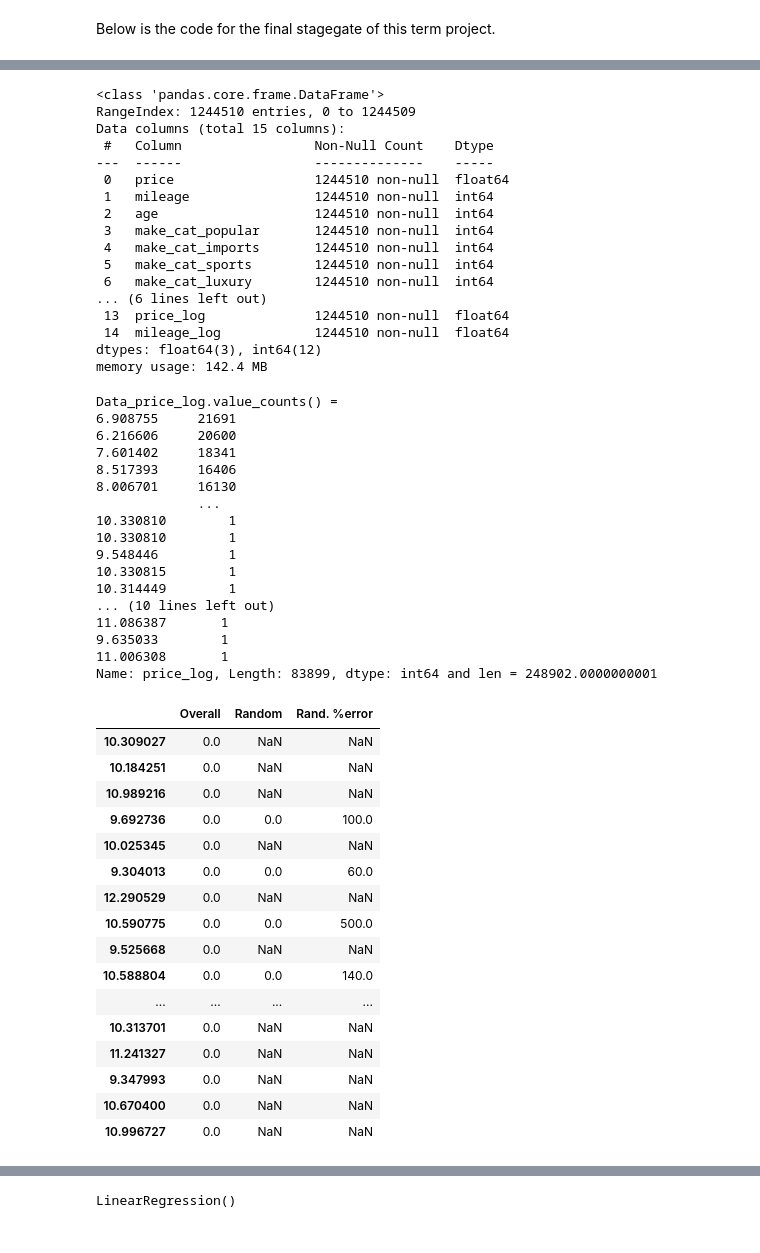
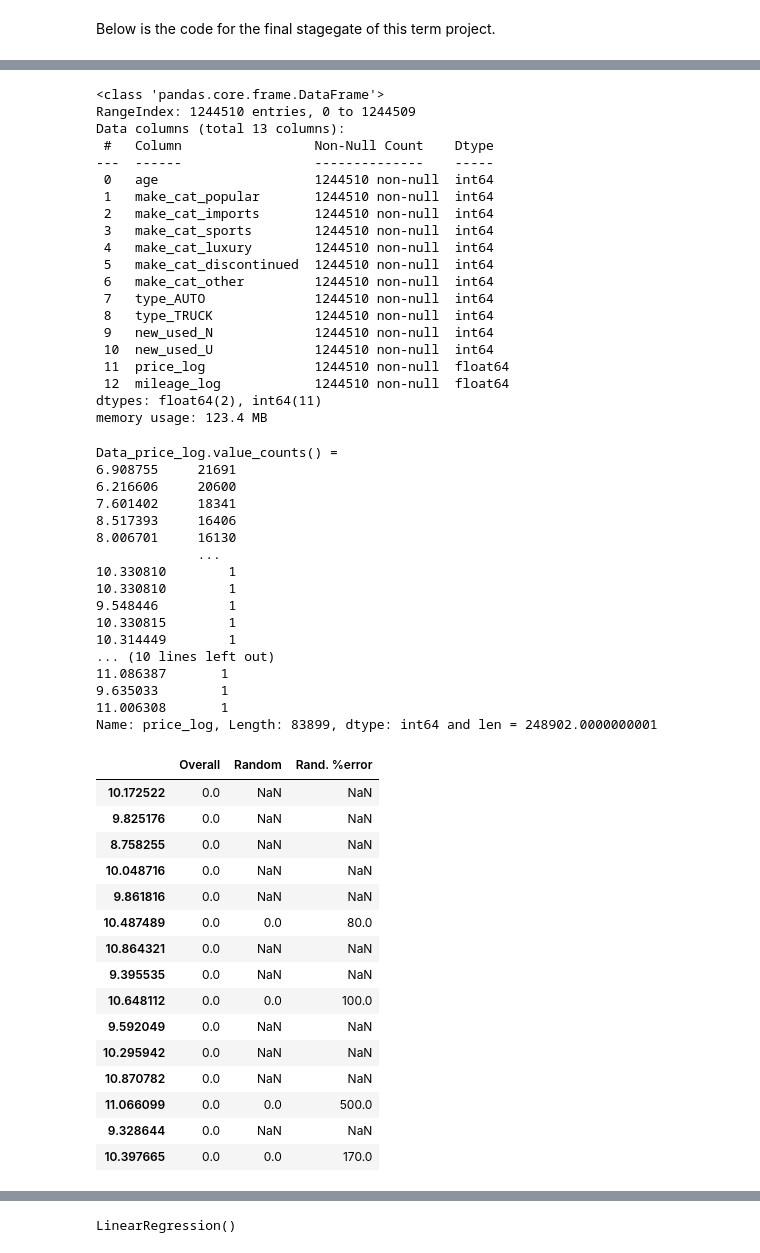
Before and after one commit to xiebozhi/IS6703_CarRegistrations_wde677, a Jupyter notebook: TP - Car Registrations - 2) Analysis.ipynb, the cells around one changed output, grey strips where cells are left out. Drawn from its saved outputs; the diff is of its cells as text; code cells hidden in the pictures.

```diff
--- a/TP - Car Registrations - 2) Analysis.ipynb
+++ b/TP - Car Registrations - 2) Analysis.ipynb
@@ -396,5 +454,5 @@ Below is the code for the final stagegate of this term project.
 # %%
-#dropping all the string fields
+#dropping all the string fields that have been converted
 dropped = tn_auto_reg_f.drop("vin", axis=1)
 dropped = dropped.drop("odometer_type", axis=1)
 dropped = dropped.drop("county", axis=1)
@@ -406,26 +464,31 @@ dropped = dropped.drop("vehicle_type", axis=1)
 dropped = dropped.drop("new_used", axis=1)
 dropped = dropped.drop("title_issue_date", axis=1)
 dropped = dropped.drop("purchase_date", axis=1)
+dropped = dropped.drop("mileage", axis=1)
+dropped = dropped.drop("price", axis=1)
 
 dropped.info()
 # %% [output]
 <class 'pandas.core.frame.DataFrame'>
 RangeIndex: 1244510 entries, 0 to 1244509
-Data columns (total 15 columns):
+Data columns (total 13 columns):
  #   Column                 Non-Null Count    Dtype
 ---  ------                 --------------    -----
- 0   price                  1244510 non-null  float64
- 1   mileage                1244510 non-null  int64
- 2   age                    1244510 non-null  int64
- 3   make_cat_popular       1244510 non-null  int64
- 4   make_cat_imports       1244510 non-null  int64
- 5   make_cat_sports        1244510 non-null  int64
- 6   make_cat_luxury        1244510 non-null  int64
-... (6 lines left out)
- 13  price_log              1244510 non-null  float64
- 14  mileage_log            1244510 non-null  float64
-dtypes: float64(3), int64(12)
-memory usage: 142.4 MB
+ 0   age                    1244510 non-null  int64
+ 1   make_cat_popular       1244510 non-null  int64
+ 2   make_cat_imports       1244510 non-null  int64
+ 3   make_cat_sports        1244510 non-null  int64
+ 4   make_cat_luxury        1244510 non-null  int64
+ 5   make_cat_discontinued  1244510 non-null  int64
+ 6   make_cat_other         1244510 non-null  int64
+ 7   type_AUTO              1244510 non-null  int64
+ 8   type_TRUCK             1244510 non-null  int64
+ 9   new_used_N             1244510 non-null  int64
+ 10  new_used_U             1244510 non-null  int64
+ 11  price_log              1244510 non-null  float64
+ 12  mileage_log            1244510 non-null  float64
+dtypes: float64(2), int64(11)
+memory usage: 123.4 MB
 # %%
 def price_cat_proportions(data):
     print ("Data_price_log.value_counts() = \n" + str(data["price_log"].value_counts() ) +" and len = " + str( (len(data) + 1e-10 )))
@@ -436,50 +499,49 @@ train_set, test_set = train_test_split(dropped, test_size=0.2, random_state=42)
 compare_props = pd.DataFrame({
     "Overall": price_cat_proportions(tn_auto_reg_f),
     #"Stratified": price_cat_proportions(strat_test_set_disc),
     "Random": price_cat_proportions(test_set),
 }).sort_index()#.fillna(0) #<- Debugging Flag - Not sure about .fillna(0) here.  Should figure out why NaNs popped up.
 compare_props["Rand. %error"] = 100 * compare_props["Random"] / compare_props["Overall"] - 1    #<- are these supposed
 #compare_props["Strat. %error"] = 100 * compare_props["Stratified"] / compare_props["Overall"] - 100 #<- to be different? Was 1
 
 #Look for divide by zero errors here => NaN
 
 ## the stratified better reflects the original distribution?
-compare_props.sample(25).round(-1)
+compare_props.sample(15).round(-1)
 # %% [output]
 Data_price_log.value_counts() =
 6.908755     21691
 6.216606     20600
 7.601402     18341
 8.517393     16406
 8.006701     16130
              ...
 10.330810        1
 10.330810        1
 9.548446         1
 10.330815        1
 10.314449        1
 ... (10 lines left out)
 11.086387       1
 9.635033        1
 11.006308       1
 Name: price_log, Length: 83899, dtype: int64 and len = 248902.0000000001
 |  | Overall | Random | Rand. %error |
-| 10.309027 | 0.0 | NaN | NaN |
-| 10.184251 | 0.0 | NaN | NaN |
-| 10.989216 | 0.0 | NaN | NaN |
-| 9.692736 | 0.0 | 0.0 | 100.0 |
-| 10.025345 | 0.0 | NaN | NaN |
-| 9.304013 | 0.0 | 0.0 | 60.0 |
-| 12.290529 | 0.0 | NaN | NaN |
-| 10.590775 | 0.0 | 0.0 | 500.0 |
-| 9.525668 | 0.0 | NaN | NaN |
-| 10.588804 | 0.0 | 0.0 | 140.0 |
-| ... | ... | ... | ... |
-| 10.313701 | 0.0 | NaN | NaN |
-| 11.241327 | 0.0 | NaN | NaN |
-| 9.347993 | 0.0 | NaN | NaN |
-| 10.670400 | 0.0 | NaN | NaN |
-| 10.996727 | 0.0 | NaN | NaN |
+| 10.172522 | 0.0 | NaN | NaN |
+| 9.825176 | 0.0 | NaN | NaN |
+| 8.758255 | 0.0 | NaN | NaN |
+| 10.048716 | 0.0 | NaN | NaN |
+| 9.861816 | 0.0 | NaN | NaN |
+| 10.487489 | 0.0 | 0.0 | 80.0 |
+| 10.864321 | 0.0 | NaN | NaN |
+| 9.395535 | 0.0 | NaN | NaN |
+| 10.648112 | 0.0 | 0.0 | 100.0 |
+| 9.592049 | 0.0 | NaN | NaN |
+| 10.295942 | 0.0 | NaN | NaN |
+| 10.870782 | 0.0 | NaN | NaN |
+| 11.066099 | 0.0 | 0.0 | 500.0 |
+| 9.328644 | 0.0 | NaN | NaN |
+| 10.397665 | 0.0 | 0.0 | 170.0 |
 # %%
 from sklearn.pipeline import Pipeline
 from sklearn.impute import SimpleImputer
```
Also changed, not shown: parts of 15 cells of this notebook, 1 other file.
